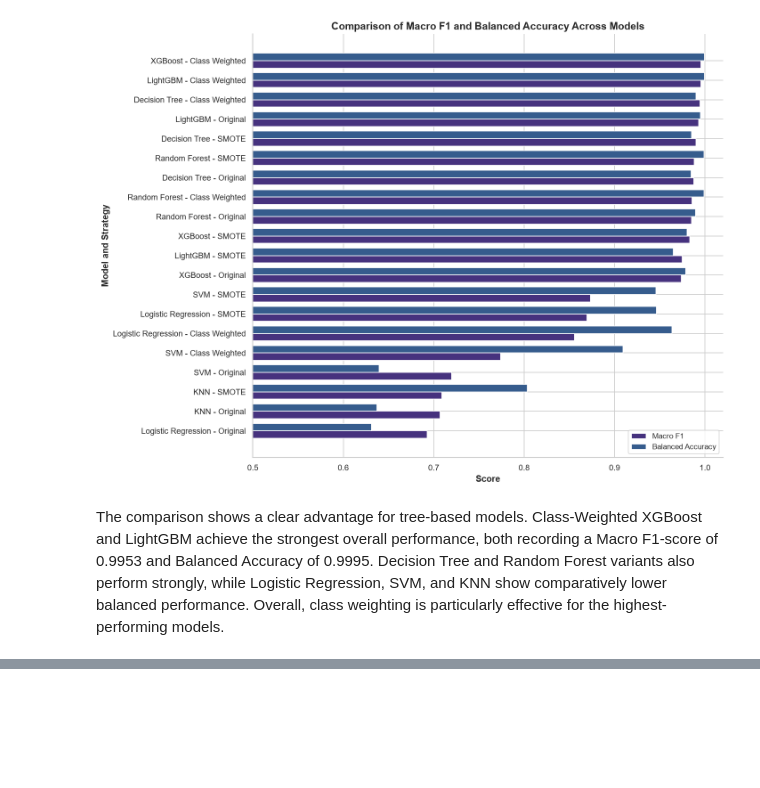
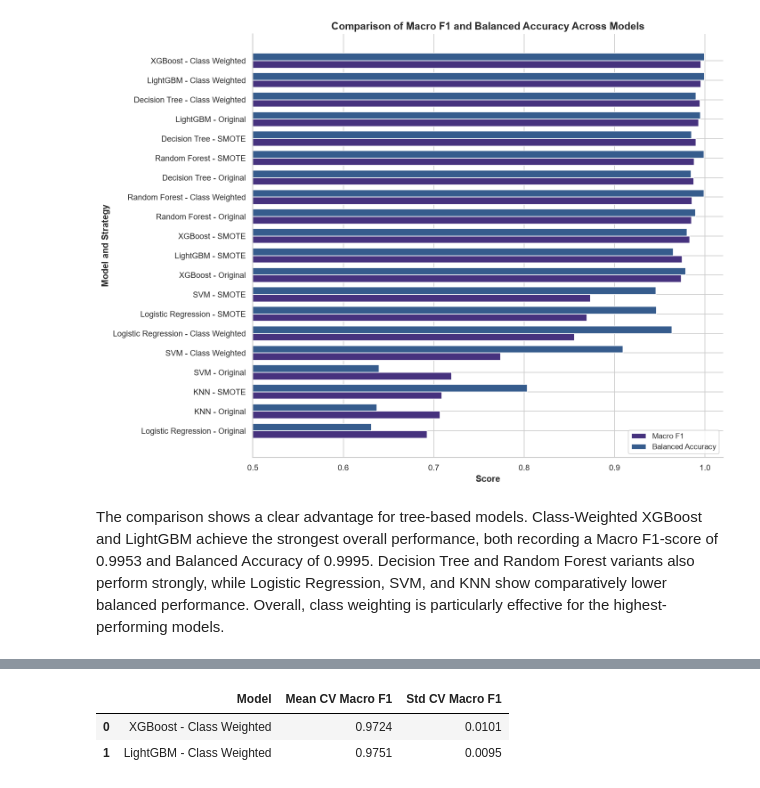
Before and after one commit to byegond-beep/Multi-class-Thyroid-Disease-Classification, a Jupyter notebook: notebook.ipynb, the cells around one changed output, grey strips where cells are left out. Drawn from its saved outputs; the diff is of its cells as text; code cells hidden in the pictures; blank space fills up the shorter version.

Commit message:
Model Selection

```diff
--- a/notebook.ipynb
+++ b/notebook.ipynb
@@ -2213,0 +2227,98 @@ The comparison shows a clear advantage for tree-based models. Class-Weighted XGB
+# %%
+# Stratified 5-Fold Cross-Validation
+cv = StratifiedKFold(
+    n_splits=5,
+    shuffle=True,
+    random_state=42
+)
+
+xgb_scores = []
+lgbm_scores = []
+
+for train_idx, val_idx in cv.split(X_train, y_train):
+
+    # Split each fold
+    X_tr = X_train.iloc[train_idx]
+    X_val = X_train.iloc[val_idx]
+
+    y_tr = y_train.iloc[train_idx]
+    y_val = y_train.iloc[val_idx]
+
+
+    # XGBoost - Class Weighted
+
+
+    sample_weights = compute_sample_weight(
+        class_weight="balanced",
+        y=y_tr
+    )
+
+    xgb_cv = XGBClassifier(
+        objective="multi:softprob",
+        num_class=3,
+        eval_metric="mlogloss",
+        random_state=42
+    )
+
+    xgb_cv.fit(
+        X_tr,
+        y_tr - 1,
+        sample_weight=sample_weights
+    )
+
+    xgb_pred = xgb_cv.predict(X_val) + 1
+
+    xgb_scores.append(
+        f1_score(
+            y_val,
+            xgb_pred,
+            average="macro"
+        )
+    )
+
+
+    # LightGBM - Class Weighted
+
+
+    lgbm_cv = LGBMClassifier(
+        class_weight="balanced",
+        random_state=42,
+        verbosity=-1
+    )
+
+    lgbm_cv.fit(
+        X_tr,
+        y_tr
+    )
+
+    lgbm_pred = lgbm_cv.predict(X_val)
+
+    lgbm_scores.append(
+        f1_score(
+            y_val,
+            lgbm_pred,
+            average="macro"
+        )
+    )
+
+# Cross-validation summary
+cv_results = pd.DataFrame({
+    "Model": [
+        "XGBoost - Class Weighted",
+        "LightGBM - Class Weighted"
+    ],
+    "Mean CV Macro F1": [
+        np.mean(xgb_scores),
+        np.mean(lgbm_scores)
+    ],
+    "Std CV Macro F1": [
+        np.std(xgb_scores),
+        np.std(lgbm_scores)
+    ]
+})
+
+cv_results.round(4)
+# %% [output]
+|  | Model | Mean CV Macro F1 | Std CV Macro F1 |
+| 0 | XGBoost - Class Weighted | 0.9724 | 0.0101 |
+| 1 | LightGBM - Class Weighted | 0.9751 | 0.0095 |
```
Also changed, not shown: parts of 4 cells of this notebook.
